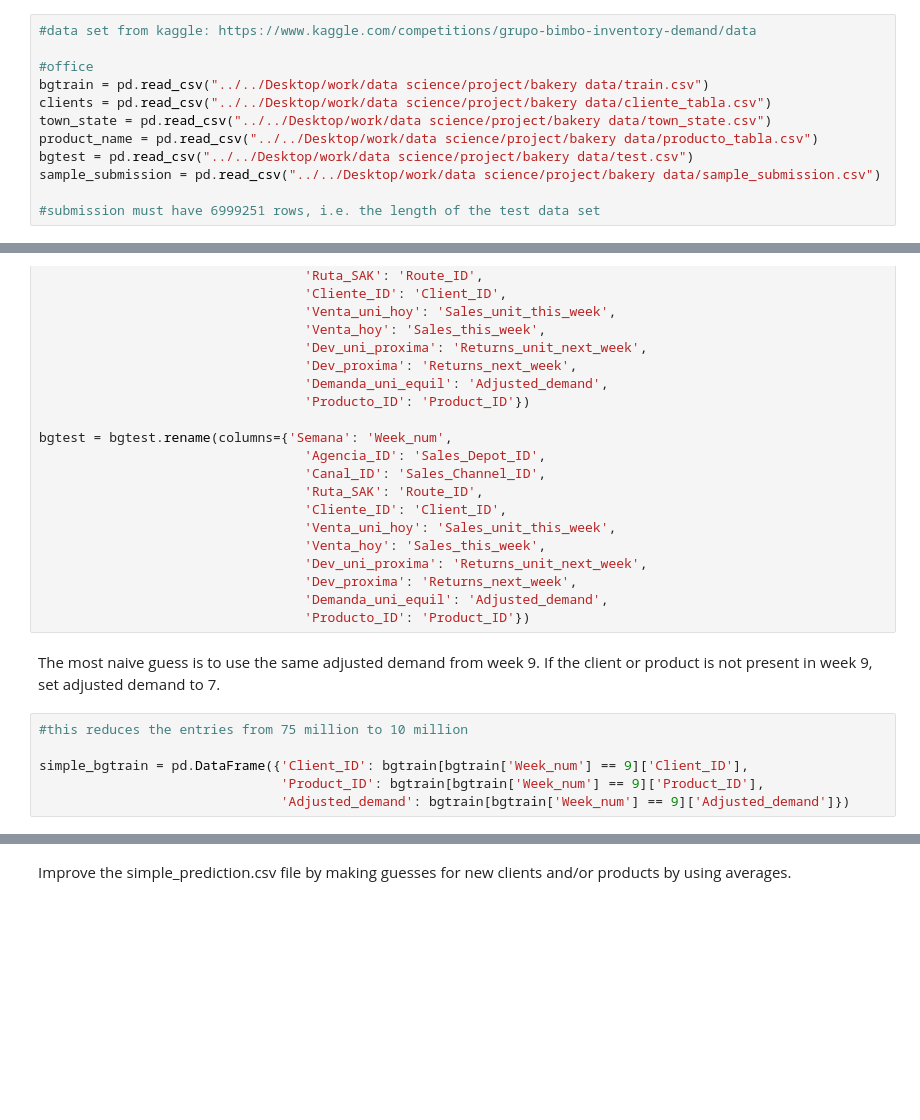
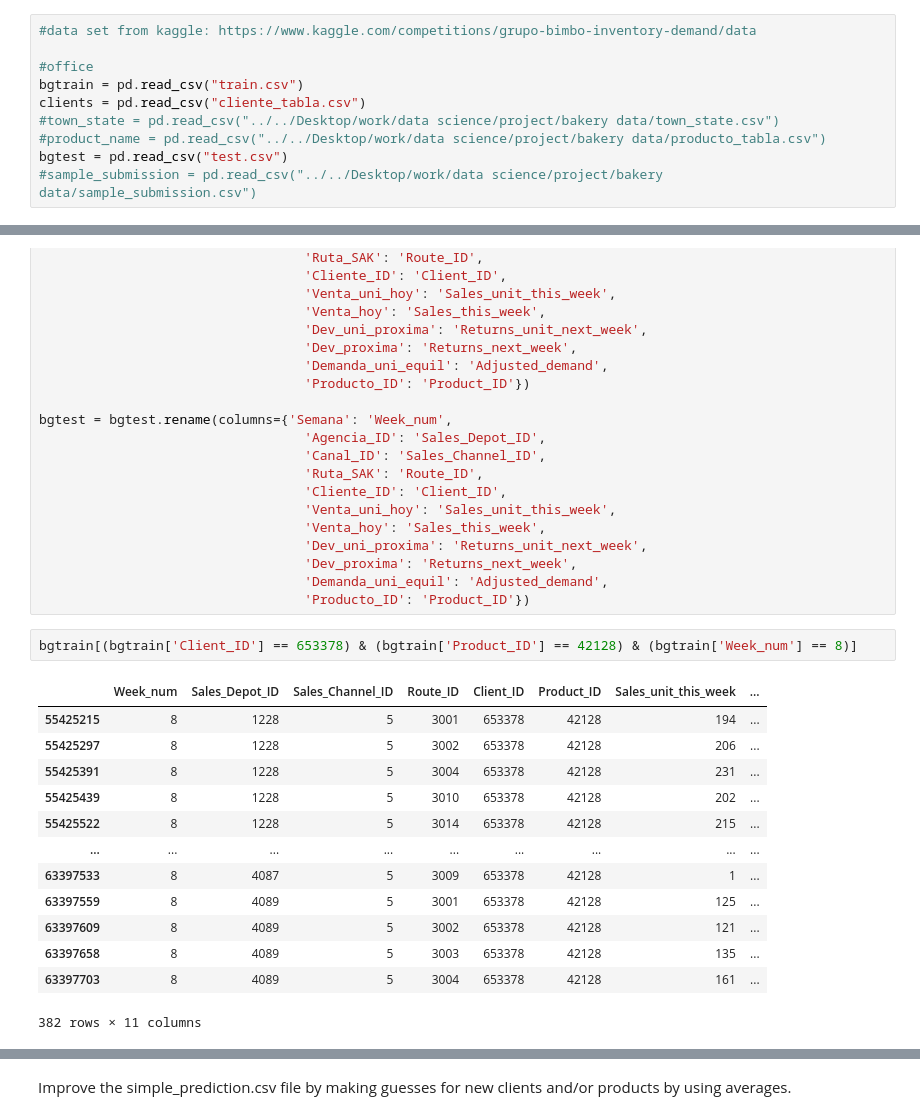
Before and after one commit to ElliotBlackstone/EWinter25_Product_Inventory, a Jupyter notebook: bakery_simple_prediction.ipynb, the cells around one changed output, grey strips where cells are left out. Saved outputs shown, nothing was run; the diff lists cells and outputs as text; blank space fills up the shorter version.

```diff
--- a/bakery_simple_prediction.ipynb
+++ b/bakery_simple_prediction.ipynb
@@ -8,11 +10,9 @@ import seaborn as sns
 #data set from kaggle: https://www.kaggle.com/competitions/grupo-bimbo-inventory-demand/data
 
 #office
-bgtrain = pd.read_csv("../../Desktop/work/data science/project/bakery data/train.csv")
-clients = pd.read_csv("../../Desktop/work/data science/project/bakery data/cliente_tabla.csv")
-town_state = pd.read_csv("../../Desktop/work/data science/project/bakery data/town_state.csv")
-product_name = pd.read_csv("../../Desktop/work/data science/project/bakery data/producto_tabla.csv")
-bgtest = pd.read_csv("../../Desktop/work/data science/project/bakery data/test.csv")
-sample_submission = pd.read_csv("../../Desktop/work/data science/project/bakery data/sample_submission.csv")
-
-#submission must have 6999251 rows, i.e. the length of the test data set
+bgtrain = pd.read_csv("train.csv")
+clients = pd.read_csv("cliente_tabla.csv")
+#town_state = pd.read_csv("../../Desktop/work/data science/project/bakery data/town_state.csv")
+#product_name = pd.read_csv("../../Desktop/work/data science/project/bakery data/producto_tabla.csv")
+bgtest = pd.read_csv("test.csv")
+#sample_submission = pd.read_csv("../../Desktop/work/data science/project/bakery data/sample_submission.csv")
@@ -44,12 +40,20 @@ bgtest = bgtest.rename(columns={'Semana': 'Week_num',
                                   'Dev_proxima': 'Returns_next_week',
                                   'Demanda_uni_equil': 'Adjusted_demand',
                                   'Producto_ID': 'Product_ID'})
-# %% [markdown]
-The most naive guess is to use the same adjusted demand from week 9.  If the client or product is not present in week 9, set adjusted demand to 7.
-# %%
-#this reduces the entries from 75 million to 10 million
-
-simple_bgtrain = pd.DataFrame({'Client_ID': bgtrain[bgtrain['Week_num'] == 9]['Client_ID'],
-                               'Product_ID': bgtrain[bgtrain['Week_num'] == 9]['Product_ID'],
-                               'Adjusted_demand': bgtrain[bgtrain['Week_num'] == 9]['Adjusted_demand']})
+# %%
+bgtrain[(bgtrain['Client_ID'] == 653378) & (bgtrain['Product_ID'] == 42128) & (bgtrain['Week_num'] == 8)]
+# %% [output]
+|  | Week_num | Sales_Depot_ID | Sales_Channel_ID | Route_ID | Client_ID | Product_ID | Sales_unit_this_week | ... |
+| 55425215 | 8 | 1228 | 5 | 3001 | 653378 | 42128 | 194 | ... |
+| 55425297 | 8 | 1228 | 5 | 3002 | 653378 | 42128 | 206 | ... |
+| 55425391 | 8 | 1228 | 5 | 3004 | 653378 | 42128 | 231 | ... |
+| 55425439 | 8 | 1228 | 5 | 3010 | 653378 | 42128 | 202 | ... |
+| 55425522 | 8 | 1228 | 5 | 3014 | 653378 | 42128 | 215 | ... |
+| ... | ... | ... | ... | ... | ... | ... | ... | ... |
+| 63397533 | 8 | 4087 | 5 | 3009 | 653378 | 42128 | 1 | ... |
+| 63397559 | 8 | 4089 | 5 | 3001 | 653378 | 42128 | 125 | ... |
+| 63397609 | 8 | 4089 | 5 | 3002 | 653378 | 42128 | 121 | ... |
+| 63397658 | 8 | 4089 | 5 | 3003 | 653378 | 42128 | 135 | ... |
+| 63397703 | 8 | 4089 | 5 | 3004 | 653378 | 42128 | 161 | ... |
+382 rows × 11 columns
 # %%
```
Also changed, not shown: parts of 34 cells of this notebook.
